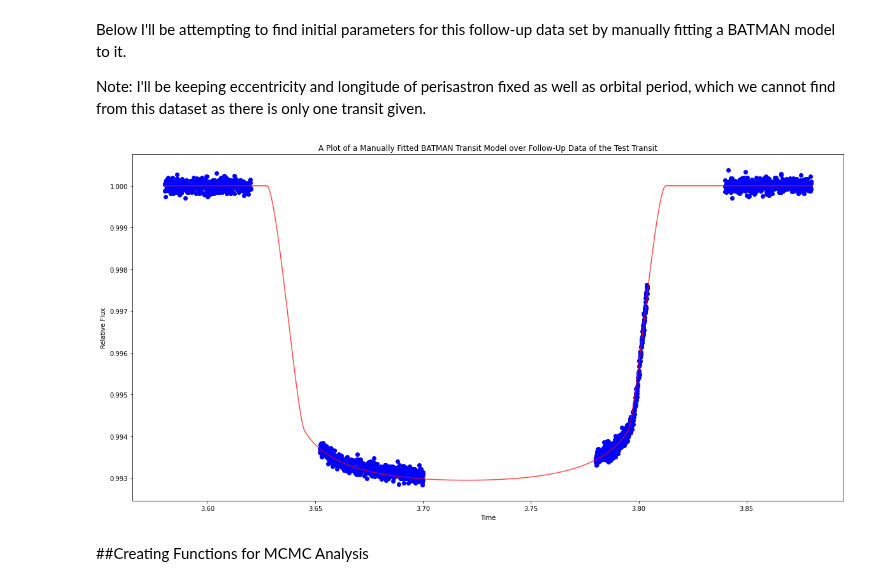
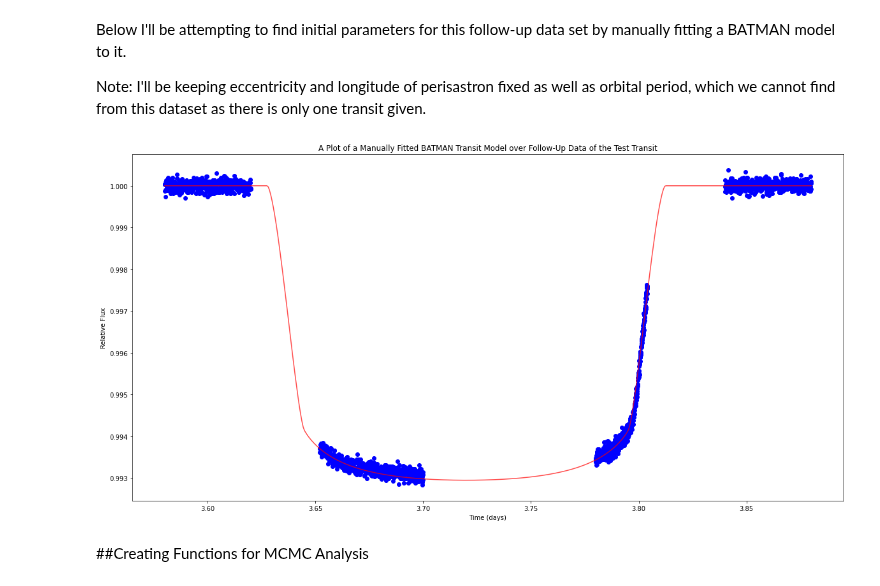
Before and after one commit to Hamza-Suleman/transiting-exoplanets, a Jupyter notebook: Dummy_Transit.ipynb, the cells around one changed output. Cells and saved outputs as stored; diff of their text form; code cells hidden in the pictures.

```diff
--- a/Dummy_Transit.ipynb
+++ b/Dummy_Transit.ipynb
@@ -350,14 +350,14 @@ Note: I'll be keeping eccentricity and longitude of perisastron fixed as well as
 # %%
 plt.figure(figsize=(20,10))
 plt.scatter(followup_time,followup_flux,color="b")
 followup_initial_params = [3.72e+00,4.78070560e+00,8.1e-02,8.16e+00,9.31147956e+01,0.00000000e+00,9.00000000e+01]
 transit_plot(followup_initial_params,followup_time,colour="r",transparency=0.7)
-plt.xlabel("Time")
+plt.xlabel("Time (days)")
 plt.ylabel("Relative Flux")
 plt.title("A Plot of a Manually Fitted BATMAN Transit Model over Follow-Up Data of the Test Transit")
 plt.show()
 # %% [output]
-[figure, old version]
+[figure, new version]
 # %% [markdown]
 ##Creating Functions for MCMC Analysis
 # %% [markdown]
```
Also changed, not shown: parts of 7 cells of this notebook.
